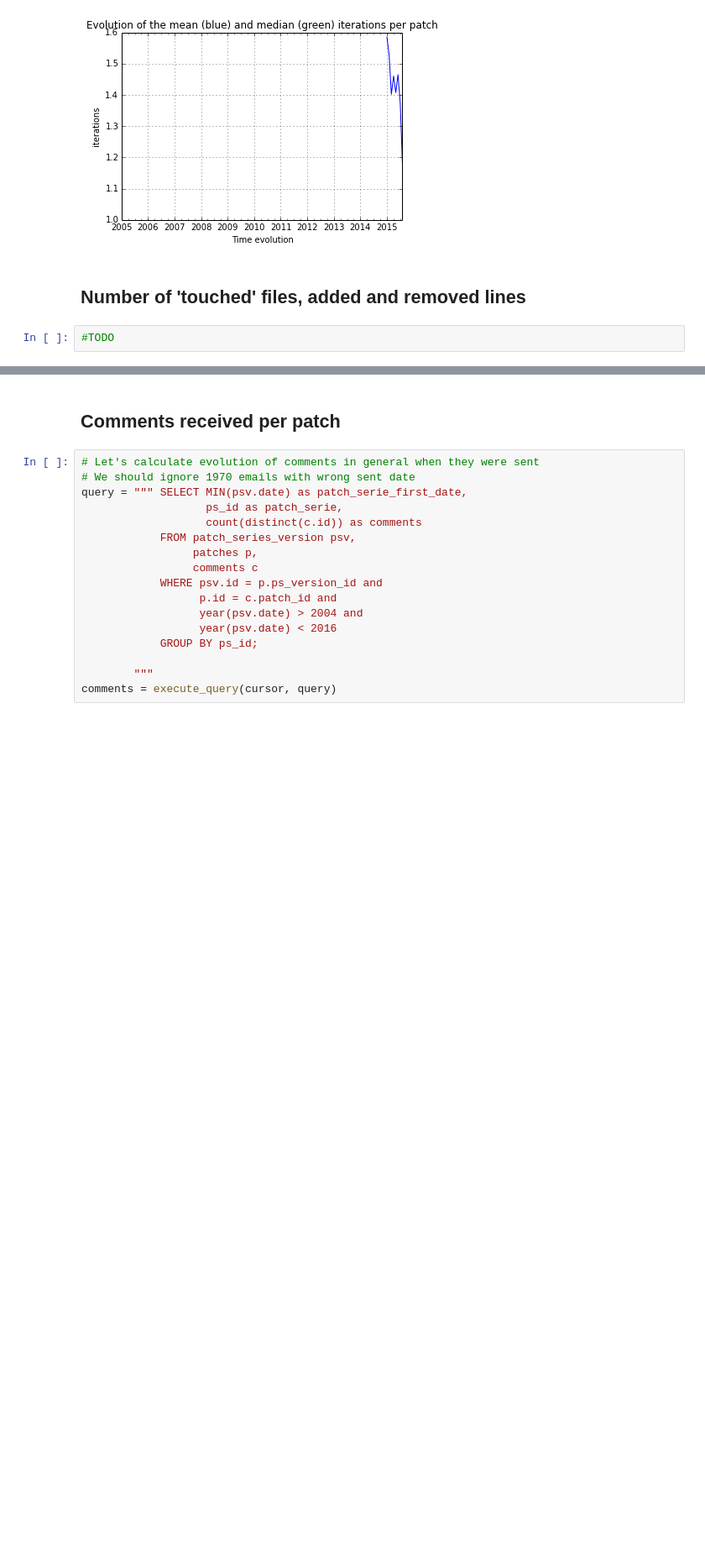
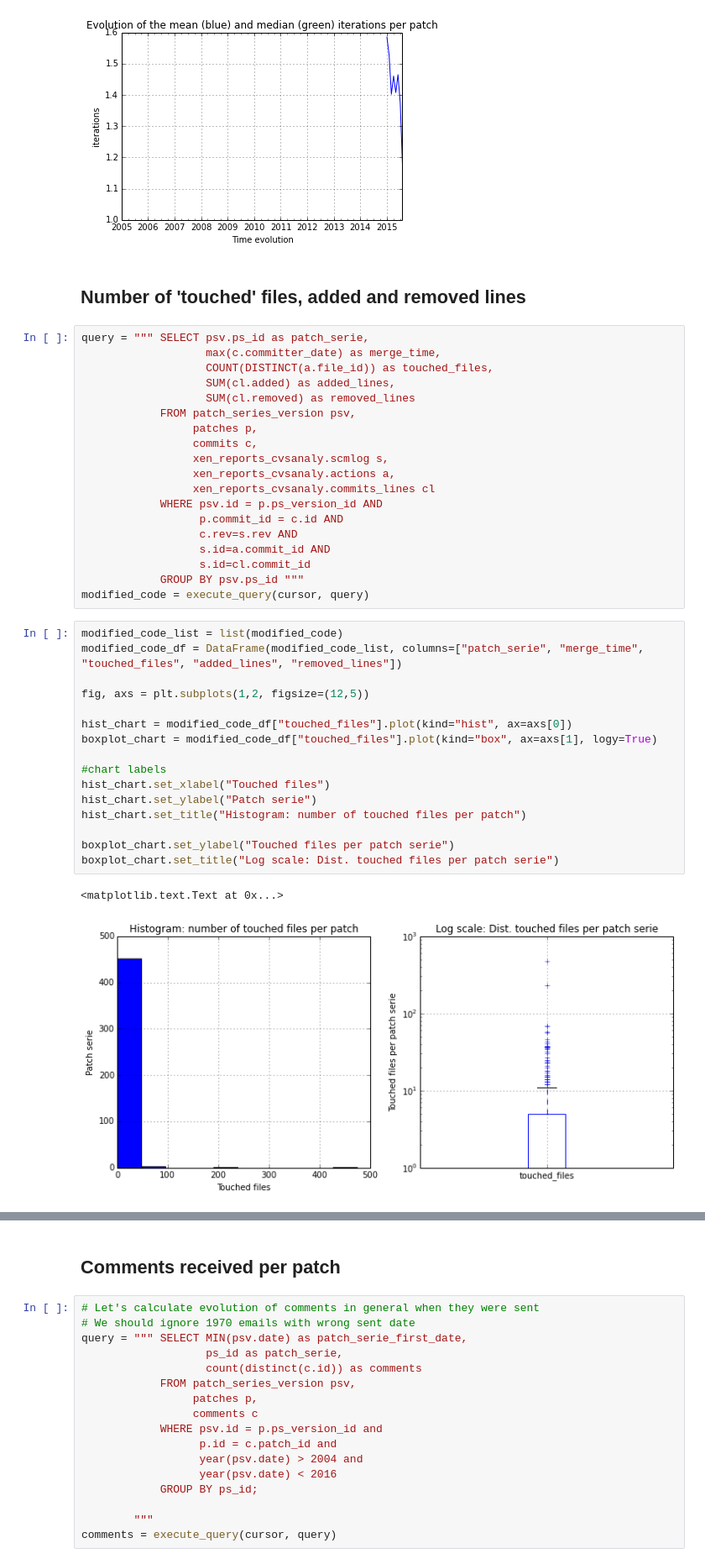
Before and after one commit to dicortazar/ipython-notebooks, a Jupyter notebook: projects/xen-analysis/Code-Review-Metrics.ipynb, the cells around one changed output, grey strips where cells are left out. Shown at 84% size. Saved outputs shown, nothing was run; the diff lists cells and outputs as text; blank space fills up the shorter version.

Commit message:
[xen] Add patch complexity analysis based on touched files, and added and removed lines

```diff
--- a/projects/xen-analysis/Code-Review-Metrics.ipynb
+++ b/projects/xen-analysis/Code-Review-Metrics.ipynb
@@ -792,5 +805,41 @@ iterations_chart.set_title("Evolution of the mean (blue) and median (green) iter
 [figure]
 # %% [markdown]
 ## Number of 'touched' files, added and removed lines
-# %%
-#TODO
+# %%
+query = """ SELECT psv.ps_id as patch_serie,
+                   max(c.committer_date) as merge_time,
+                   COUNT(DISTINCT(a.file_id)) as touched_files,
+                   SUM(cl.added) as added_lines,
+                   SUM(cl.removed) as removed_lines
+            FROM patch_series_version psv,
+                 patches p,
+                 commits c,
+                 xen_reports_cvsanaly.scmlog s,
+                 xen_reports_cvsanaly.actions a,
+                 xen_reports_cvsanaly.commits_lines cl
+            WHERE psv.id = p.ps_version_id AND
+                  p.commit_id = c.id AND
+                  c.rev=s.rev AND
+                  s.id=a.commit_id AND
+                  s.id=cl.commit_id
+            GROUP BY psv.ps_id """
+modified_code = execute_query(cursor, query)
+# %%
+modified_code_list = list(modified_code)
+modified_code_df = DataFrame(modified_code_list, columns=["patch_serie", "merge_time", "touched_files", "added_lines", "removed_lines"])
+
+fig, axs = plt.subplots(1,2, figsize=(12,5))
+
+hist_chart = modified_code_df["touched_files"].plot(kind="hist", ax=axs[0])
+boxplot_chart = modified_code_df["touched_files"].plot(kind="box", ax=axs[1], logy=True)
+
+#chart labels
+hist_chart.set_xlabel("Touched files")
+hist_chart.set_ylabel("Patch serie")
+hist_chart.set_title("Histogram: number of touched files per patch")
+
+boxplot_chart.set_ylabel("Touched files per patch serie")
+boxplot_chart.set_title("Log scale: Dist. touched files per patch serie")
+# %% [output]
+<matplotlib.text.Text at 0x...>
+[figure, added]
```
Also changed, not shown: parts of 5 cells of this notebook.
